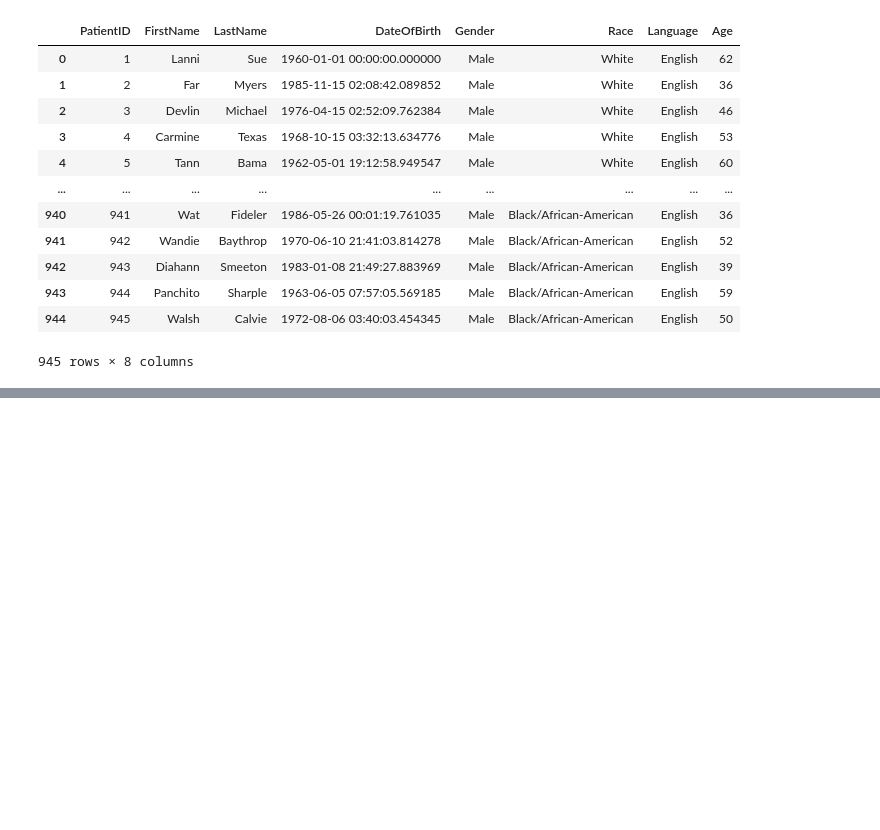
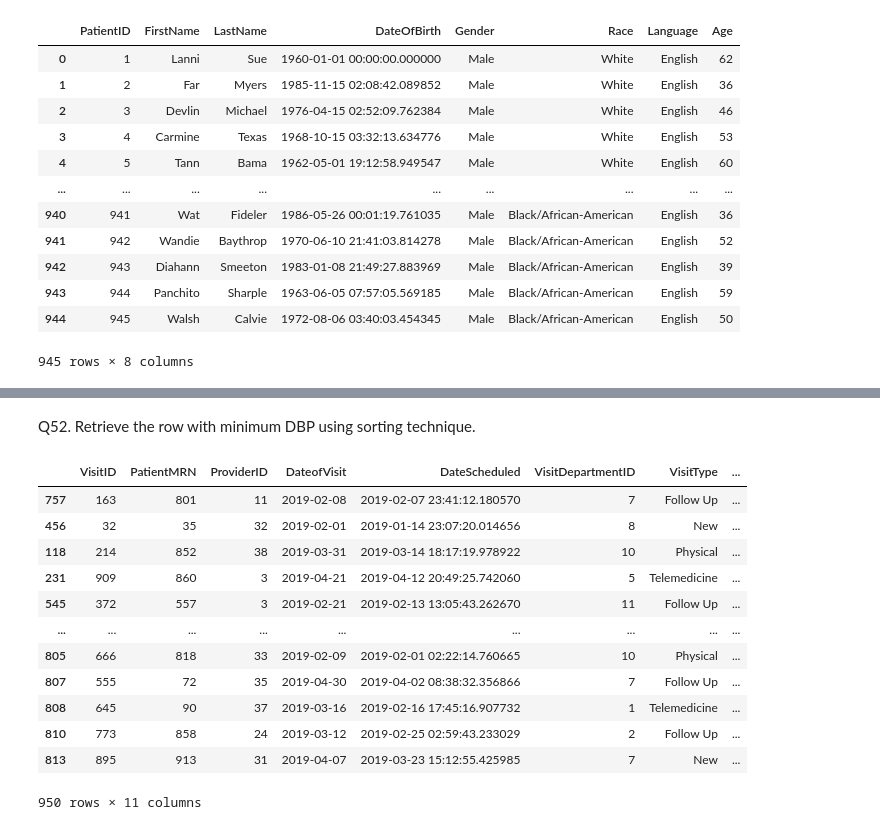
Before and after one commit to ArchanaDevaraju/python-warriors, a Jupyter notebook: Archana_Pythoncode.ipynb, the cells around one changed output, grey strips where cells are left out. Saved outputs shown, nothing was run; the diff lists cells and outputs as text; code cells hidden in the pictures; blank space fills up the shorter version.

```diff
--- a/Archana_Pythoncode.ipynb
+++ b/Archana_Pythoncode.ipynb
@@ -141,0 +279,19 @@ df_PA
+# %% [markdown]
+Q52. Retrieve the row with minimum DBP using sorting technique.
+# %%
+r= df_AV.sort_values(by="BloodPressureDiastolic", ascending=True)
+r
+# %% [output]
+|  | VisitID | PatientMRN | ProviderID | DateofVisit | DateScheduled | VisitDepartmentID | VisitType | ... |
+| 757 | 163 | 801 | 11 | 2019-02-08 | 2019-02-07 23:41:12.180570 | 7 | Follow Up | ... |
+| 456 | 32 | 35 | 32 | 2019-02-01 | 2019-01-14 23:07:20.014656 | 8 | New | ... |
+| 118 | 214 | 852 | 38 | 2019-03-31 | 2019-03-14 18:17:19.978922 | 10 | Physical | ... |
+| 231 | 909 | 860 | 3 | 2019-04-21 | 2019-04-12 20:49:25.742060 | 5 | Telemedicine | ... |
+| 545 | 372 | 557 | 3 | 2019-02-21 | 2019-02-13 13:05:43.262670 | 11 | Follow Up | ... |
+| ... | ... | ... | ... | ... | ... | ... | ... | ... |
+| 805 | 666 | 818 | 33 | 2019-02-09 | 2019-02-01 02:22:14.760665 | 10 | Physical | ... |
+| 807 | 555 | 72 | 35 | 2019-04-30 | 2019-04-02 08:38:32.356866 | 7 | Follow Up | ... |
+| 808 | 645 | 90 | 37 | 2019-03-16 | 2019-02-16 17:45:16.907732 | 1 | Telemedicine | ... |
+| 810 | 773 | 858 | 24 | 2019-03-12 | 2019-02-25 02:59:43.233029 | 2 | Follow Up | ... |
+| 813 | 895 | 913 | 31 | 2019-04-07 | 2019-03-23 15:12:55.425985 | 7 | New | ... |
+950 rows × 11 columns
```
Also changed, not shown: parts of 48 cells of this notebook.
